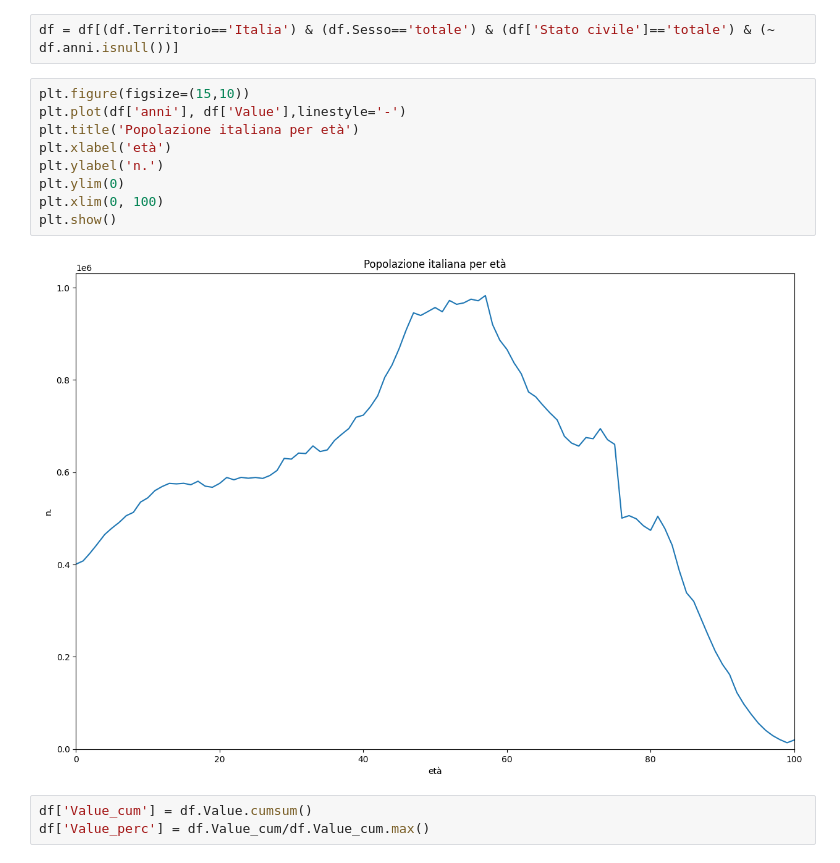
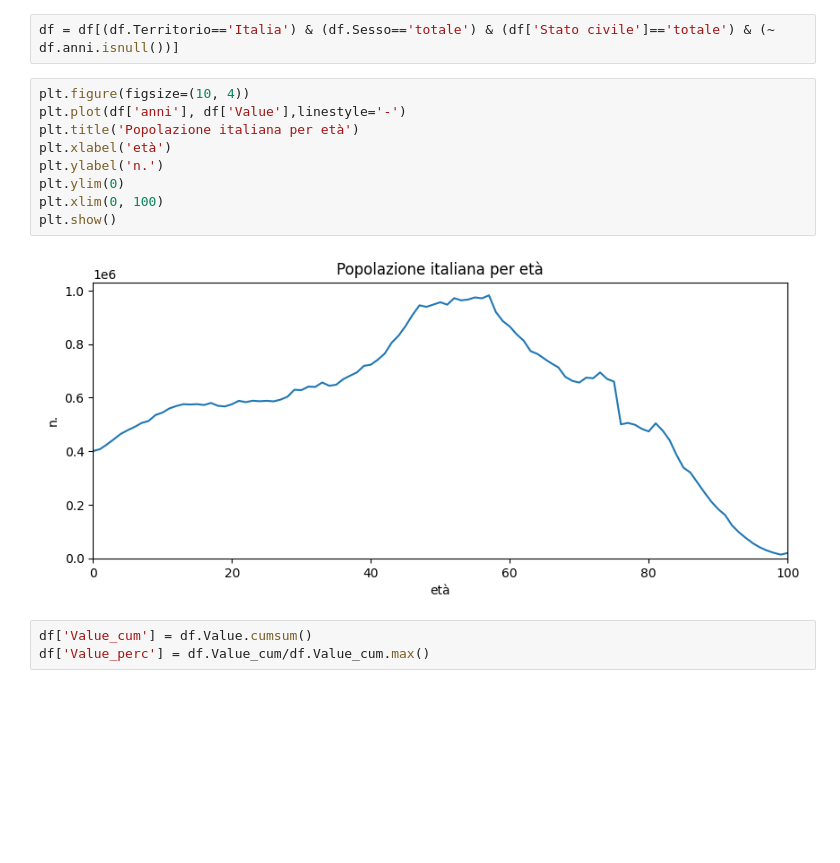
Before and after one commit to lucalista/analisi-dati-2024, a Jupyter notebook: 07.01.00__ISTAT_Popolazione_italiana.ipynb, the cells around one changed output. Drawn from its saved outputs; the diff is of its cells as text; blank space fills up the shorter version.

```diff
--- a/07.01.00__ISTAT_Popolazione_italiana.ipynb
+++ b/07.01.00__ISTAT_Popolazione_italiana.ipynb
@@ -71,16 +71,16 @@ df = df.sort_values(by=['anni'])
 # %%
 df = df[(df.Territorio=='Italia') & (df.Sesso=='totale') & (df['Stato civile']=='totale') & (~ df.anni.isnull())]
 # %%
-plt.figure(figsize=(15,10))
+plt.figure(figsize=(10, 4))
 plt.plot(df['anni'], df['Value'],linestyle='-')
 plt.title('Popolazione italiana per età')
 plt.xlabel('età')
 plt.ylabel('n.')
 plt.ylim(0)
 plt.xlim(0, 100)
 plt.show()
 # %% [output]
-[figure, old version]
+[figure, new version]
 # %%
 df['Value_cum'] = df.Value.cumsum()
 df['Value_perc'] = df.Value_cum/df.Value_cum.max()
```
Also changed, not shown: parts of 2 cells of this notebook, 1 other file.
